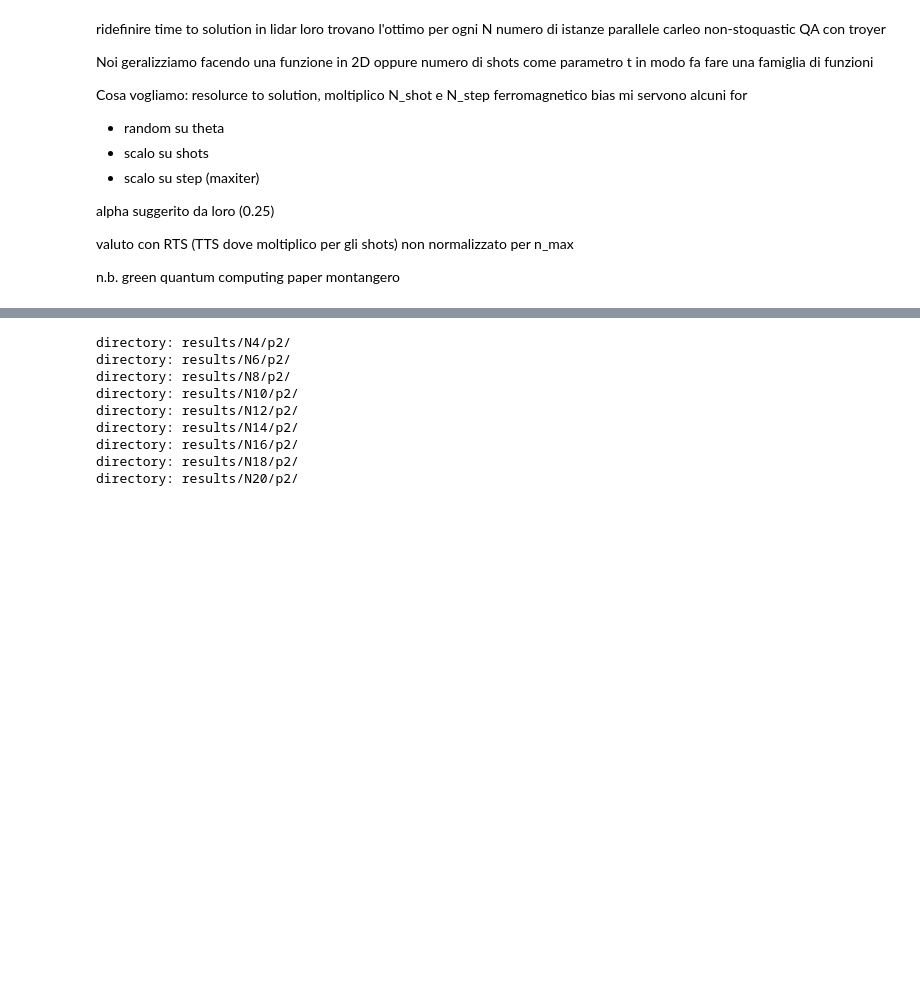
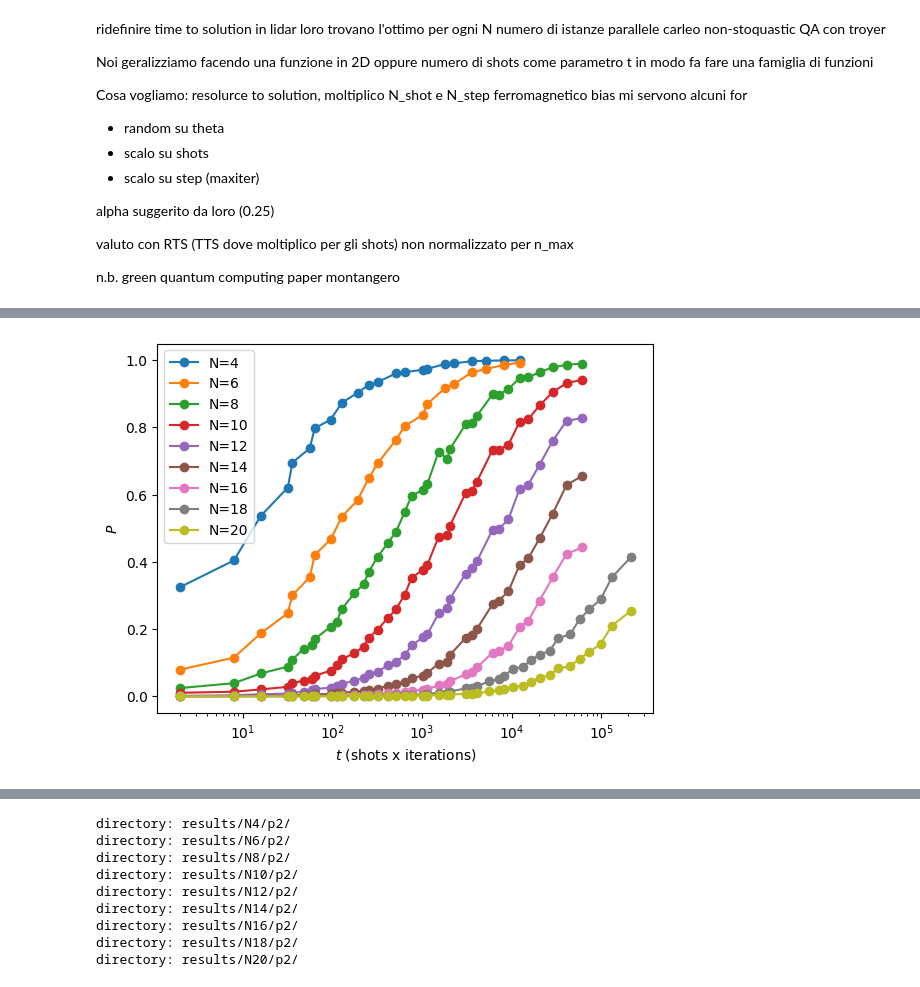
Before and after one commit to gscriva/cvar-opt, a Jupyter notebook: my_vqe.ipynb, the cells around one changed output, grey strips where cells are left out. Drawn from its saved outputs; the diff is of its cells as text; code cells hidden in the pictures; blank space fills up the shorter version.

```diff
--- a/my_vqe.ipynb
+++ b/my_vqe.ipynb
@@ -94,0 +78,16 @@ n.b. green quantum computing paper montangero
+# %%
+for i, (p,t) in enumerate(zip(psucc, ts)):
+    p_t = np.vstack((t, p))
+    p_t = p_t[:, np.argsort(p_t[0, :])]
+    len_window = 12
+    #p_t[1] = np.convolve(p_t[1], np.ones(len_window) / len_window, mode='same')
+    p_t[1] = running_mean(p_t[1], len_window)
+    plt.plot(p_t[0][::5], p_t[1][::5], "o-", label=f"N={4+i*2}")
+
+    plt.xscale('log')
+    plt.xlabel(r"$t$ (shots x iterations)")
+    plt.ylabel(r"$P$")
+    plt.legend()
+    plt.savefig("p_t_n4-18.png")
+# %% [output]
+[figure, added]
```
Also changed, not shown: parts of 76 cells of this notebook.
